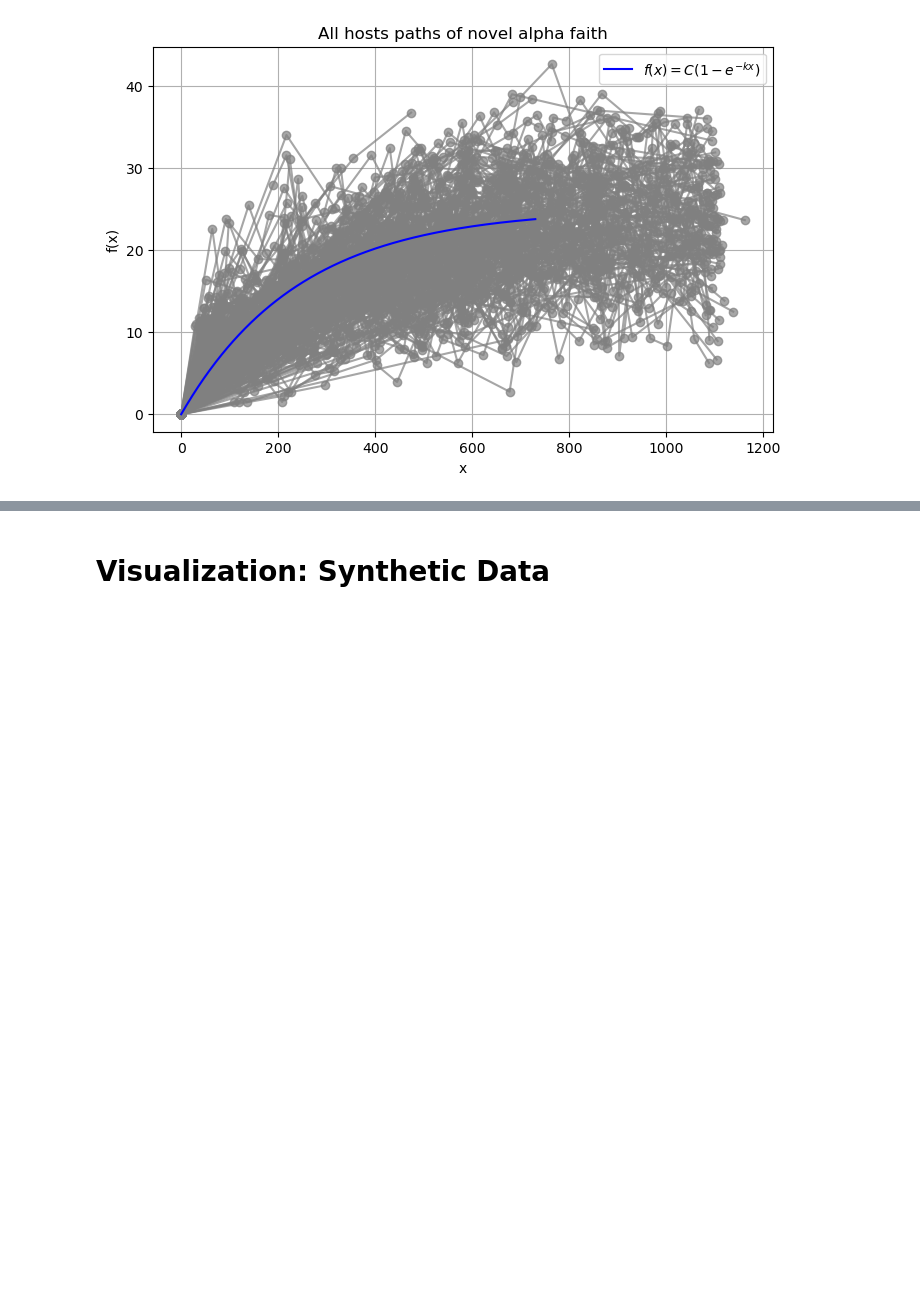
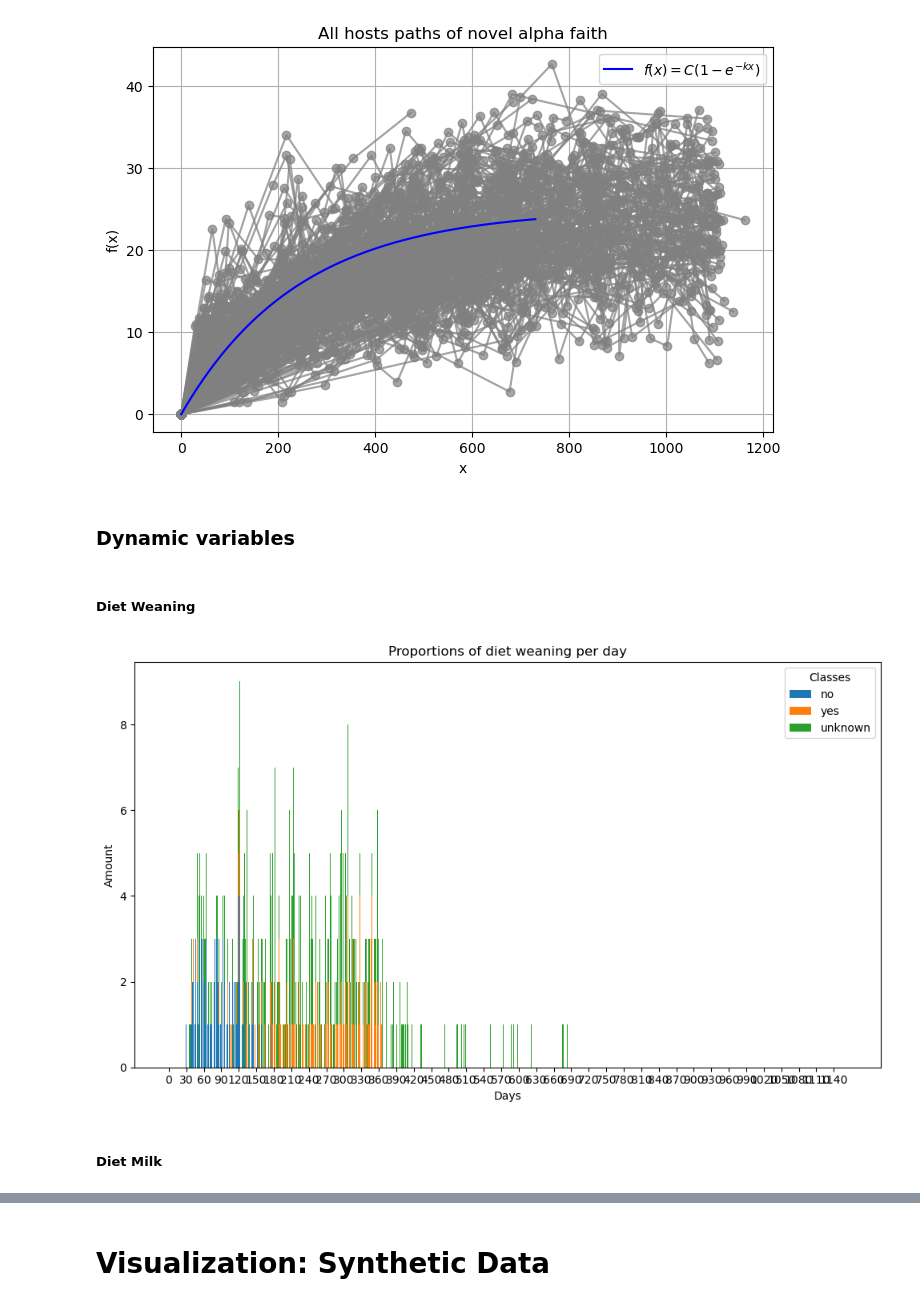
Before and after one commit to MarkusChardonnet/Probabilistic_forecasting_for_Anomaly_Detection, a Jupyter notebook: visualization_real_synthetic_data.ipynb, the cells around one changed output, grey strips where cells are left out. Cells and saved outputs as stored; diff of their text form; code cells hidden in the pictures; blank space fills up the shorter version.

```diff
--- a/visualization_real_synthetic_data.ipynb
+++ b/visualization_real_synthetic_data.ipynb
@@ -121,3 +121,47 @@ plt.grid()
 plt.show()
 # %% [output]
 [figure]
+# %% [markdown]
+### Dynamic variables
+# %% [markdown]
+##### Diet Weaning
+# %%
+diet_weaning = dynamic[:,2:5,:]
+# %%
+import numpy as np
+import matplotlib.pyplot as plt
+
+# Assume `array` is your input array of shape (N, 3, T)
+# Here we simulate an example array for demonstration purposes.
+N, _, T = diet_weaning.shape  # Example dimensions
+
+# Calculate the proportions of 1's for each class (0, 1, 2) at each time step
+proportions = np.sum(diet_weaning, axis=0)  # Shape (3, T)
+
+# Define the labels for the dimensions
+labels = ['no', 'yes', 'unknown']
+
+# Plotting the stacked bar chart
+fig, ax = plt.subplots(figsize=(10, 6))
+
+bottoms = np.zeros(T)  # To stack the bars
+for i in range(3):
+    ax.bar(np.arange(T), proportions[i], bottom=bottoms, label=labels[i])
+    bottoms += proportions[i]  # Update the bottom for the next segment
+
+# Customize the plot
+ax.set_title('Proportions of diet weaning per day')
+ax.set_xlabel('Days')
+ax.set_ylabel('Amount')
+xticks = np.arange(0, T, 30)
+ax.set_xticks(xticks)
+ax.set_xticklabels([t for t in xticks])  # Time step labels
+ax.legend(title="Classes")
+
+# Display the plot
+plt.tight_layout()
+plt.show()
+# %% [output]
+[figure, added]
+# %% [markdown]
+##### Diet Milk
```
Also changed, not shown: parts of 2 cells of this notebook, 1 other file.
